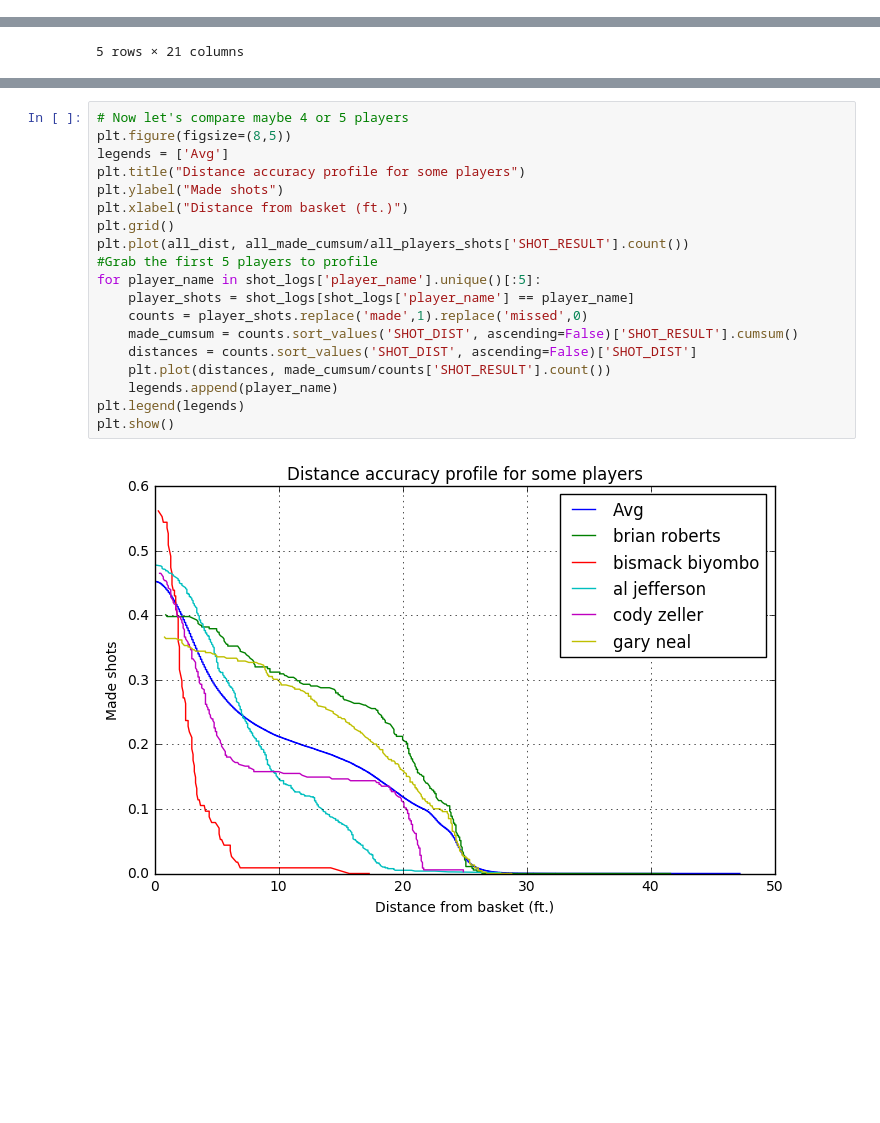
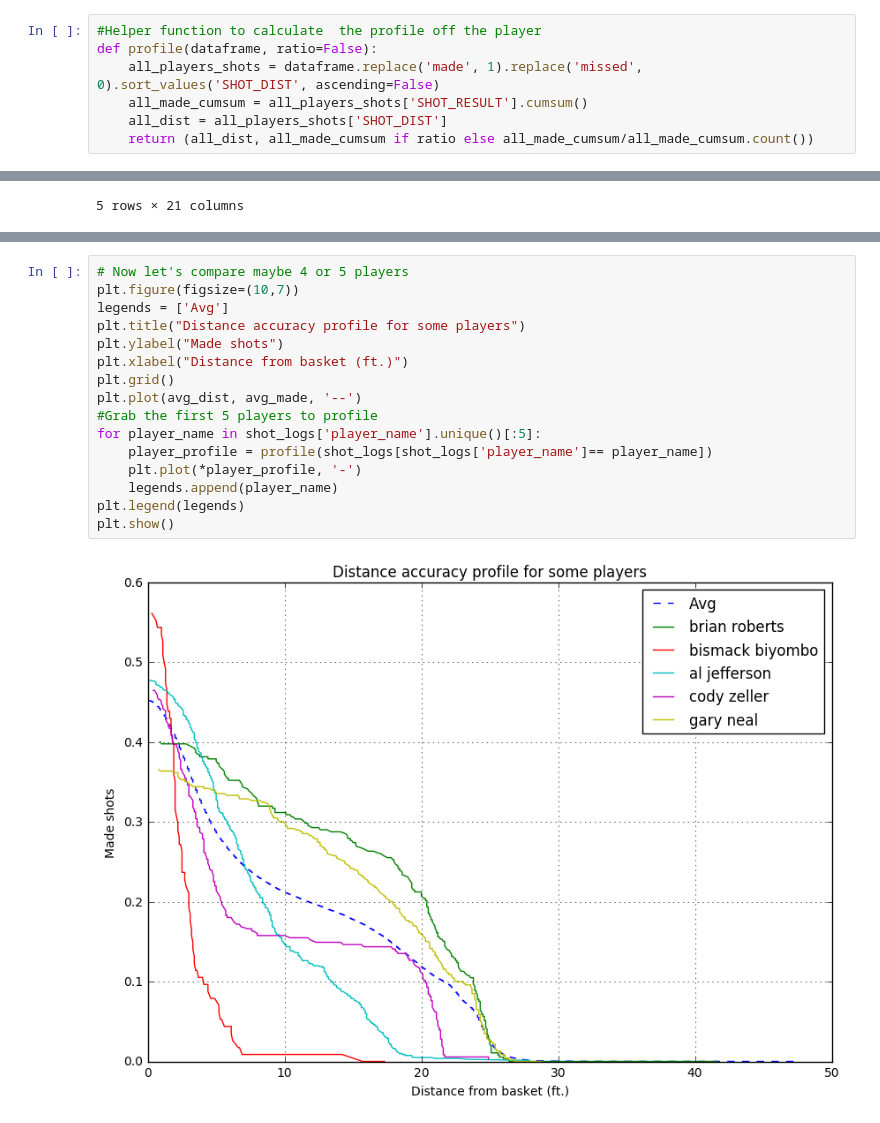
Before and after one commit to victorgcapone/datascience, a Jupyter notebook: NBAShotLogs/NBAShots Analysis - General.ipynb, the cells around one changed output, grey strips where cells are left out. Cells and saved outputs as stored; diff of their text form; blank space fills up the shorter version.

Commit message:
Profile analysis

```diff
--- a/NBAShotLogs/NBAShots Analysis - General.ipynb
+++ b/NBAShotLogs/NBAShots Analysis - General.ipynb
@@ -2,4 +2,11 @@
 import pandas as pd
 import matplotlib.pyplot as plt
 %matplotlib inline
+# %%
+#Helper function to calculate  the profile off the player
+def profile(dataframe, ratio=False):
+    all_players_shots = dataframe.replace('made', 1).replace('missed', 0).sort_values('SHOT_DIST', ascending=False)
+    all_made_cumsum = all_players_shots['SHOT_RESULT'].cumsum()
+    all_dist = all_players_shots['SHOT_DIST']
+    return (all_dist, all_made_cumsum if ratio else all_made_cumsum/all_made_cumsum.count())
 # %%
@@ -127,22 +129,19 @@ plt.show()
 [figure]
 # %%
 # Now let's compare maybe 4 or 5 players
-plt.figure(figsize=(8,5))
+plt.figure(figsize=(10,7))
 legends = ['Avg']
 plt.title("Distance accuracy profile for some players")
 plt.ylabel("Made shots")
 plt.xlabel("Distance from basket (ft.)")
 plt.grid()
-plt.plot(all_dist, all_made_cumsum/all_players_shots['SHOT_RESULT'].count())
+plt.plot(avg_dist, avg_made, '--')
 #Grab the first 5 players to profile
 for player_name in shot_logs['player_name'].unique()[:5]:
-    player_shots = shot_logs[shot_logs['player_name'] == player_name]
-    counts = player_shots.replace('made',1).replace('missed',0)
-    made_cumsum = counts.sort_values('SHOT_DIST', ascending=False)['SHOT_RESULT'].cumsum()
-    distances = counts.sort_values('SHOT_DIST', ascending=False)['SHOT_DIST']
-    plt.plot(distances, made_cumsum/counts['SHOT_RESULT'].count())
+    player_profile = profile(shot_logs[shot_logs['player_name']== player_name])
+    plt.plot(*player_profile, '-')
     legends.append(player_name)
 plt.legend(legends)
 plt.show()
 # %% [output]
-[figure, old version]
+[figure, new version]
```
Also changed, not shown: parts of 4 cells of this notebook, 1 other file.
